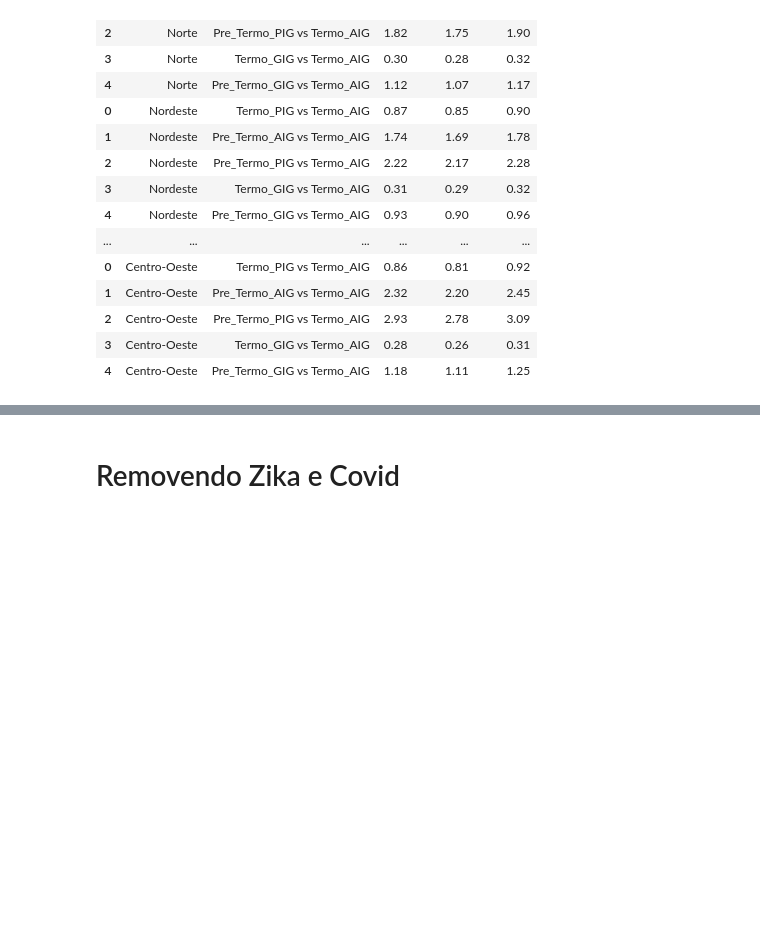
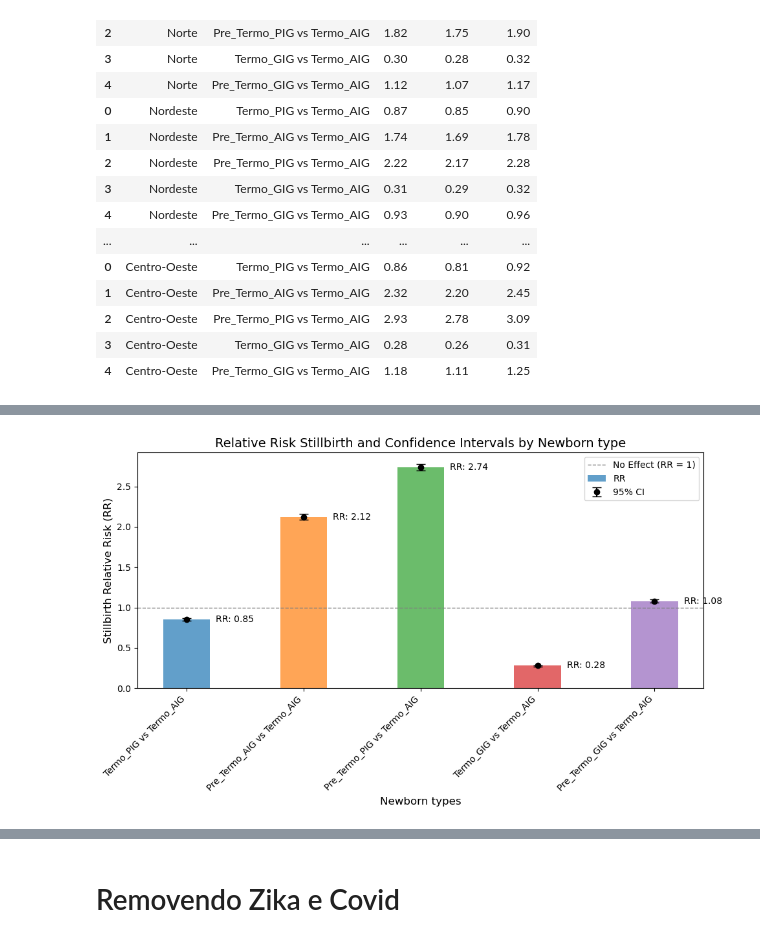
Before and after one commit to mtt89/rr_obito_fetal, a Jupyter notebook: calc_risco_relativo_obito_fetal.ipynb, the cells around one changed output, grey strips where cells are left out. Drawn from its saved outputs; the diff is of its cells as text; code cells hidden in the pictures; blank space fills up the shorter version.

```diff
--- a/calc_risco_relativo_obito_fetal.ipynb
+++ b/calc_risco_relativo_obito_fetal.ipynb
@@ -205,3 +261,7 @@ df_regioes.to_csv('resultado/rr_obitos_regiao.csv', index=False)
+# %%
+graf_box_plot(df=df_brasil, nome_graf='./graficos/box_plot_brasil_todos_os_anos_RR_sem_nasc.png')
+# %% [output]
+[figure, added]
 # %%
 df_graf = pd.concat([df_regioes, df_brasil])
 df_graf['RR_100'] = df_graf['RR']*100
```
Also changed, not shown: parts of 6 cells of this notebook.
